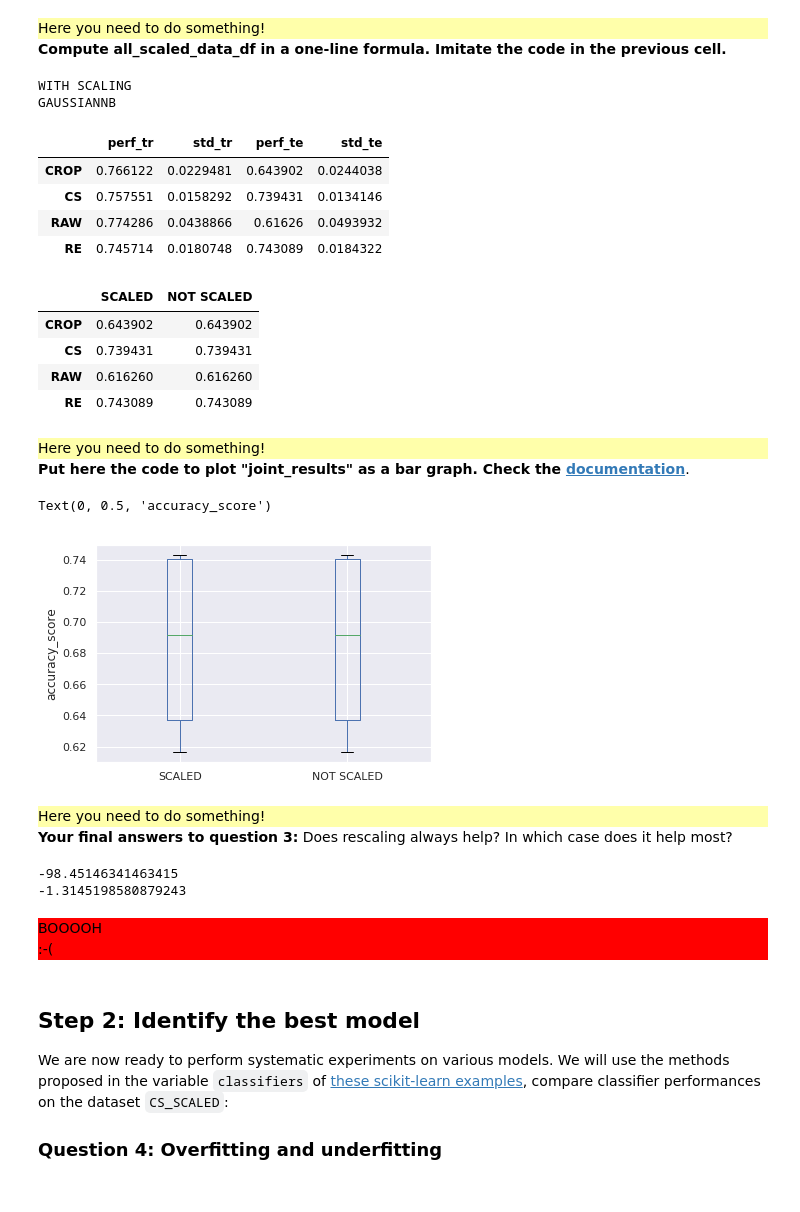
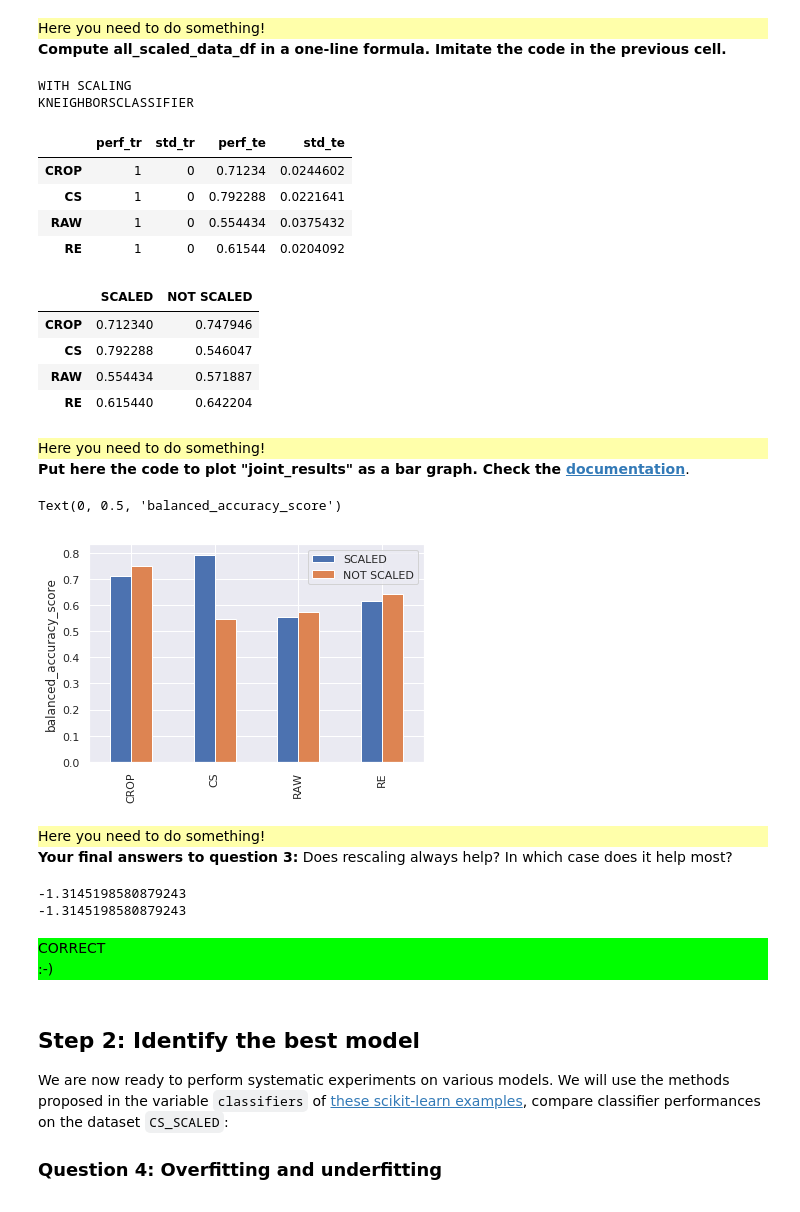
Before and after one commit to sakinaatia/info232, a Jupyter notebook: TP2/TP2.ipynb, the cells around one changed output. Cells and saved outputs as stored; diff of their text form; code cells hidden in the pictures.

```diff
--- a/TP2/TP2.ipynb
+++ b/TP2/TP2.ipynb
@@ -286,6 +286,6 @@ Try to reason why this might be.
 </div>
 <b>Make necessary changes; USE THE DOCUMENTATION OF SCIKIT LEARN (do not copy on your neighbor).</b>
 # %%
-from sklearn.naive_bayes import GaussianNB # Replace that by nearest neighbors
-from sklearn.metrics import accuracy_score as sklearn_metric # Replace that by balanced accuracy
-sklearn_model = GaussianNB() # Replace by ONE nearest neighbor
+from sklearn.neighbors import KNeighborsClassifier  # Replace that by nearest neighbors
+from sklearn.metrics import balanced_accuracy_score as sklearn_metric # Replace that by balanced accuracy
+sklearn_model = KNeighborsClassifier(n_neighbors = 1) # Replace by ONE nearest neighbor
@@ -327,19 +335,19 @@ What do you observe by comparing the accuracy on training data and on test data?
 </div>
 <b>Compute all_scaled_data_df in a one-line formula. Imitate the code in the previous cell.</b>
 # %%
-all_scaled_data_df = all_data_df # CHANGE THIS!
+all_scaled_data_df = [standardize_df(i)  for i in all_data_df] # CHANGE THIS!
 
 print('WITH SCALING')
 result_scaling = systematic_data_experiment(data_name, all_scaled_data_df, sklearn_model, sklearn_metric)
 result_scaling.style.background_gradient(cmap='Blues')
 # %% [output]
 WITH SCALING
-GAUSSIANNB
+KNEIGHBORSCLASSIFIER
 |  | perf_tr | std_tr | perf_te | std_te |
-| CROP | 0.766122 | 0.0229481 | 0.643902 | 0.0244038 |
-| CS | 0.757551 | 0.0158292 | 0.739431 | 0.0134146 |
-| RAW | 0.774286 | 0.0438866 | 0.61626 | 0.0493932 |
-| RE | 0.745714 | 0.0180748 | 0.743089 | 0.0184322 |
+| CROP | 1 | 0 | 0.71234 | 0.0244602 |
+| CS | 1 | 0 | 0.792288 | 0.0221641 |
+| RAW | 1 | 0 | 0.554434 | 0.0375432 |
+| RE | 1 | 0 | 0.61544 | 0.0204092 |
 # %%
 # This is how to collect the test results in a single dataframe
 joint_results = pd.DataFrame()
@@ -348,21 +356,21 @@ joint_results['NOT SCALED'] = result_noscaling.perf_te
 joint_results
 # %% [output]
 |  | SCALED | NOT SCALED |
-| CROP | 0.643902 | 0.643902 |
-| CS | 0.739431 | 0.739431 |
-| RAW | 0.616260 | 0.616260 |
-| RE | 0.743089 | 0.743089 |
+| CROP | 0.712340 | 0.747946 |
+| CS | 0.792288 | 0.546047 |
+| RAW | 0.554434 | 0.571887 |
+| RE | 0.615440 | 0.642204 |
 # %% [markdown]
 <div style="background:#FFFFAA">
     Here you need to do something!
 </div>
 <b>Put here the code to plot "joint_results" as a bar graph. Check the <a href="Check https://pandas.pydata.org/pandas-docs/stable/reference/api/pandas.DataFrame.plot.bar.html"> documentation</a></b>.
 # %%
-joint_results.boxplot() # REPLACE THIS!
+joint_results.plot.bar() # REPLACE THIS!
 plt.ylabel(sklearn_metric.__name__)
 # %% [output]
-Text(0, 0.5, 'accuracy_score')
+Text(0, 0.5, 'balanced_accuracy_score')
-[figure, old version]
+[figure, new version]
 # %% [markdown]
 <div style="background:#FFFFAA">
     Here you need to do something!
@@ -370,9 +378,22 @@ Text(0, 0.5, 'accuracy_score')
 <b>Your final answers to question 3:</a></b> Does rescaling always help? In which case does it help most?
 # %%
 # Put your answer to question 3 here
-rescaling_always_help = 100 # 0 for false, 1 for true
-varnum_rescaling_helps_most = -1 # num of var (0-based) for which perf. improve most after rescaling
-case_num_rescaling_helps_most = -1 # num of case (0-based) for which perf. improve most after rescaling
+
+
+
+#Pas sure de comprendre la question ici... A quoi correspondent var et case?
+#De meme pour num, num correspond-t-il aux nombres de cas plus
+#performant apres rescaling ou bien à l'indice du cas qui gagne le plus en performance?
+
+#d'apres le graphique, on conclut que le rescaling est utile dans le cas CS
+#car la barre bleue est bien plus haute que la barre orange
+
+rescaling_always_help = 0 # 0 for false, 1 for true
+varnum_rescaling_helps_most = 1 # num of var (0-based) for which perf. improve most after rescaling
+case_num_rescaling_helps_most = 2 # num of case (0-based) for which perf. improve most after rescaling
+
+
+
 
 # This is the checker code, keep it
 question = 3
@@ -380,10 +401,10 @@ answer = (p_tr+s_tr+p_te+s_te)/10
 answer += joint_results.sum().sum()/10-rescaling_always_help-case_num_rescaling_helps_most
 score += check(answer, question)
 # %% [output]
--98.45146341463415
 -1.3145198580879243
+-1.3145198580879243
-BOOOOH
-:-(
+CORRECT
+:-)
 # %% [markdown]
 ## Step 2: Identify the best model
 We are now ready to perform systematic experiments on various models. We will use the methods proposed in the variable `classifiers` of <a href="https://scikit-learn.org/stable/auto_examples/classification/plot_classifier_comparison.html">these scikit-learn examples</a>, compare classifier performances on the dataset `CS_SCALED`:
```
Also changed, not shown: parts of 25 cells of this notebook, 1 other file.
